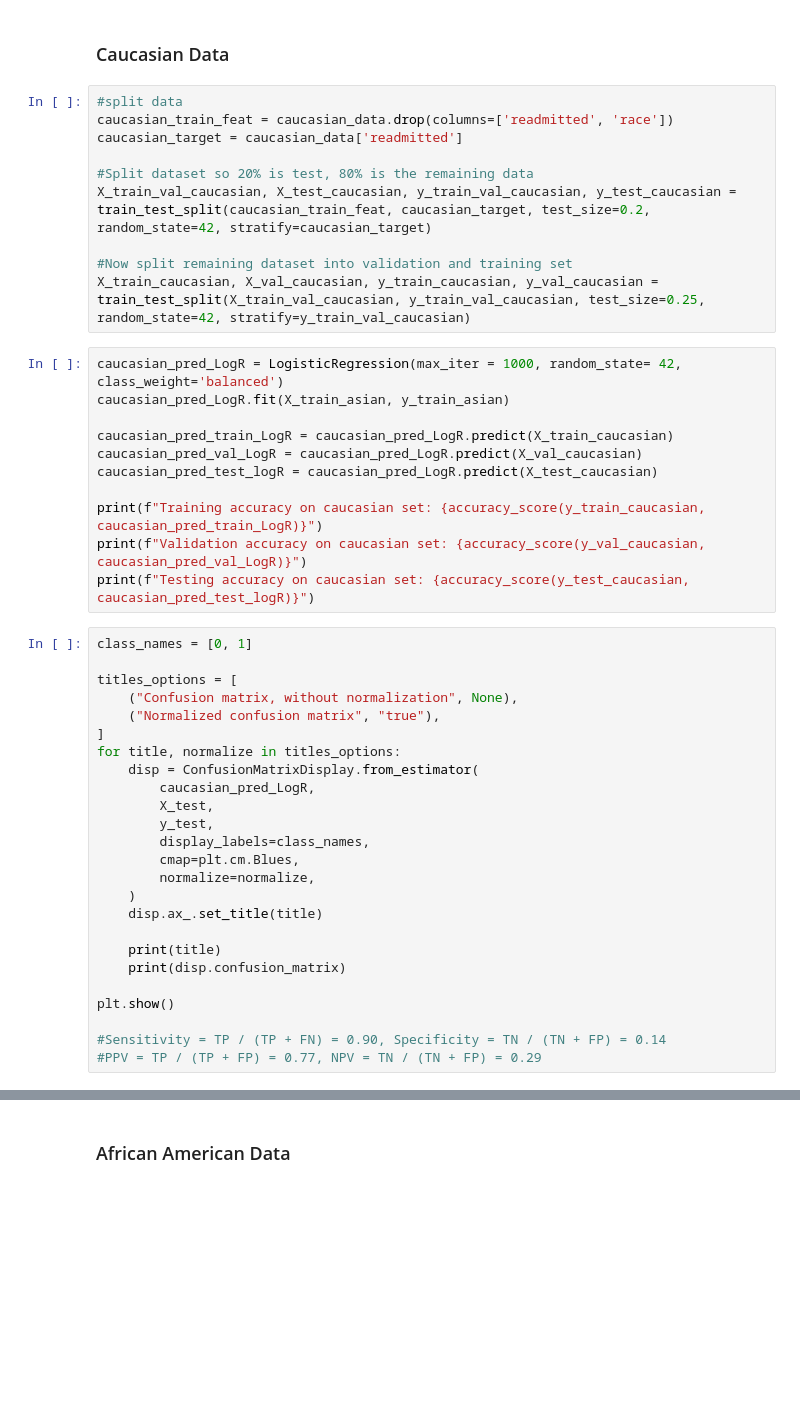
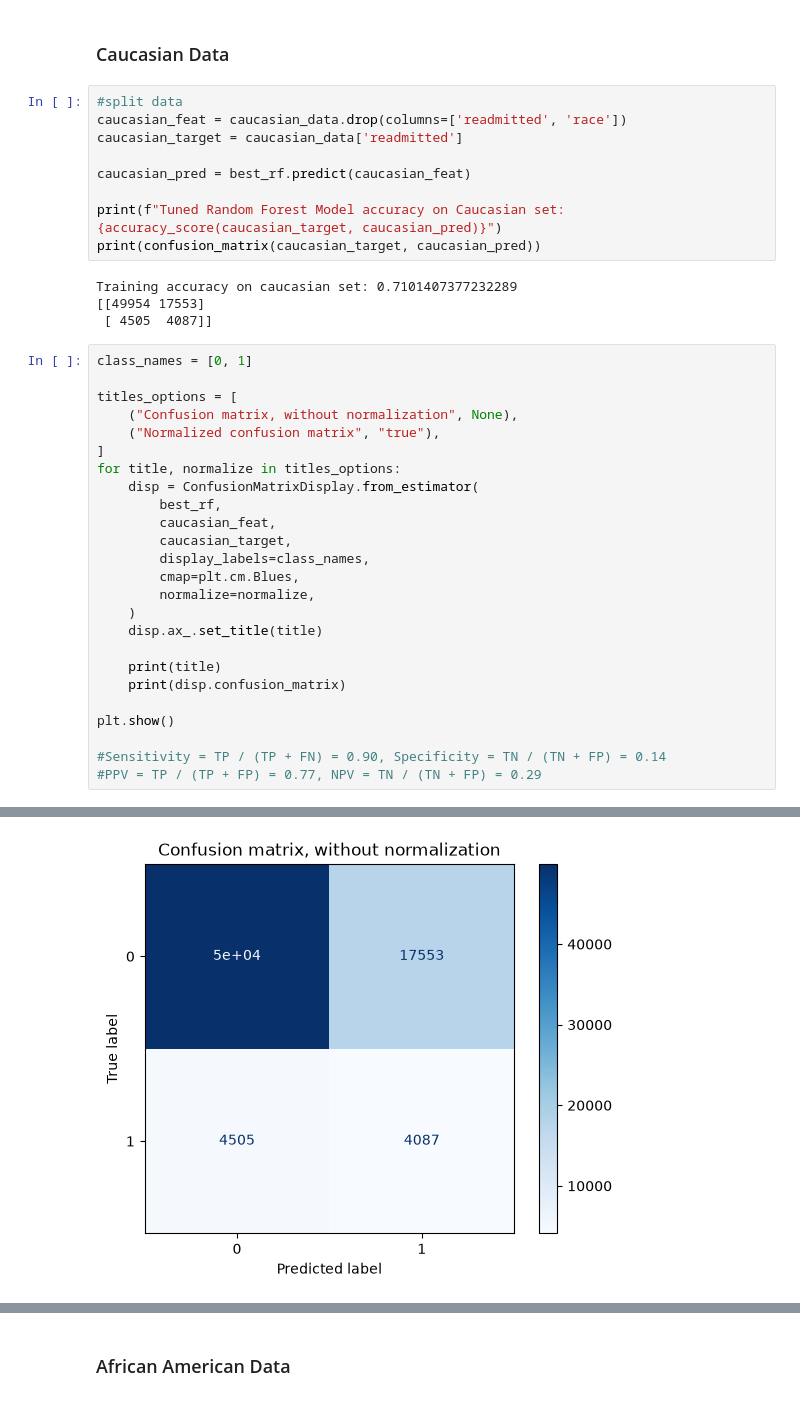
Before and after one commit to benly03/Hospital_readmission, a Jupyter notebook: Hospital_Readmission.ipynb, the cells around one changed output, grey strips where cells are left out. Drawn from its saved outputs; the diff is of its cells as text; blank space fills up the shorter version.

```diff
--- a/Hospital_Readmission.ipynb
+++ b/Hospital_Readmission.ipynb
@@ -836,26 +877,18 @@ plt.show()
 # %% [markdown]
 ### Caucasian Data
-# %%
-#split data
-caucasian_train_feat = caucasian_data.drop(columns=['readmitted', 'race'])
-caucasian_target = caucasian_data['readmitted']
-
-#Split dataset so 20% is test, 80% is the remaining data
-X_train_val_caucasian, X_test_caucasian, y_train_val_caucasian, y_test_caucasian = train_test_split(caucasian_train_feat, caucasian_target, test_size=0.2, random_state=42, stratify=caucasian_target)
-
-#Now split remaining dataset into validation and training set
-X_train_caucasian, X_val_caucasian, y_train_caucasian, y_val_caucasian = train_test_split(X_train_val_caucasian, y_train_val_caucasian, test_size=0.25, random_state=42, stratify=y_train_val_caucasian)
-# %%
-caucasian_pred_LogR = LogisticRegression(max_iter = 1000, random_state= 42, class_weight='balanced')
-caucasian_pred_LogR.fit(X_train_asian, y_train_asian)
-
-caucasian_pred_train_LogR = caucasian_pred_LogR.predict(X_train_caucasian)
-caucasian_pred_val_LogR = caucasian_pred_LogR.predict(X_val_caucasian)
-caucasian_pred_test_logR = caucasian_pred_LogR.predict(X_test_caucasian)
-
-print(f"Training accuracy on caucasian set: {accuracy_score(y_train_caucasian, caucasian_pred_train_LogR)}")
-print(f"Validation accuracy on caucasian set: {accuracy_score(y_val_caucasian, caucasian_pred_val_LogR)}")
-print(f"Testing accuracy on caucasian set: {accuracy_score(y_test_caucasian, caucasian_pred_test_logR)}")
+# %%
+#split data
+caucasian_feat = caucasian_data.drop(columns=['readmitted', 'race'])
+caucasian_target = caucasian_data['readmitted']
+
+caucasian_pred = best_rf.predict(caucasian_feat)
+
+print(f"Tuned Random Forest Model accuracy on Caucasian set: {accuracy_score(caucasian_target, caucasian_pred)}")
+print(confusion_matrix(caucasian_target, caucasian_pred))
+# %% [output]
+Training accuracy on caucasian set: 0.7101407377232289
+[[49954 17553]
+ [ 4505  4087]]
 # %%
 class_names = [0, 1]
 
@@ -865,9 +898,9 @@ titles_options = [
 ]
 for title, normalize in titles_options:
     disp = ConfusionMatrixDisplay.from_estimator(
-        caucasian_pred_LogR,
-        X_test,
-        y_test,
+        best_rf,
+        caucasian_feat,
+        caucasian_target,
         display_labels=class_names,
         cmap=plt.cm.Blues,
         normalize=normalize,
@@ -881,3 +914,4 @@ plt.show()
 
 #Sensitivity = TP / (TP + FN) = 0.90, Specificity = TN / (TN + FP) = 0.14
 #PPV = TP / (TP + FP) = 0.77, NPV = TN / (TN + FP) = 0.29
+# %% [output]
@@ -883,0 +924 @@ plt.show()
+[figure, added]
```
Also changed, not shown: parts of 29 cells of this notebook.
